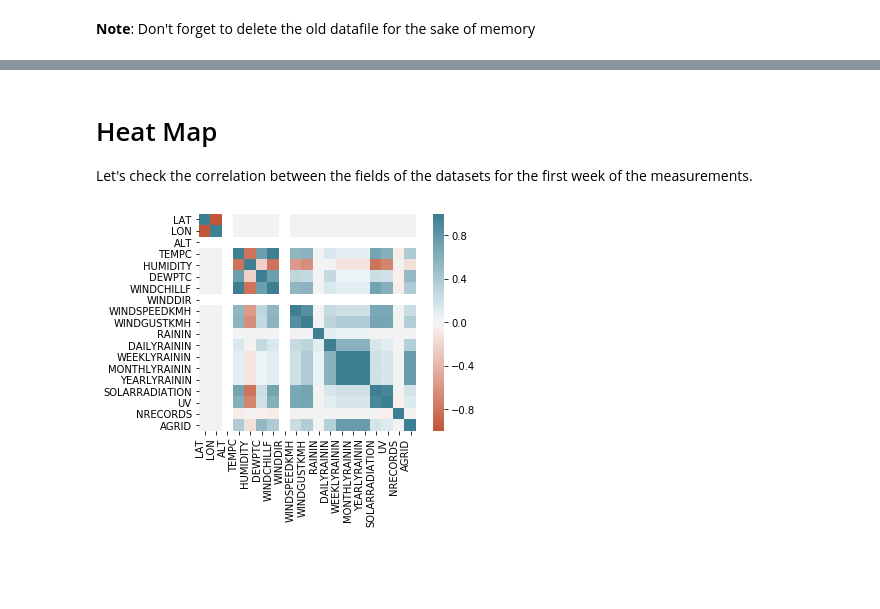
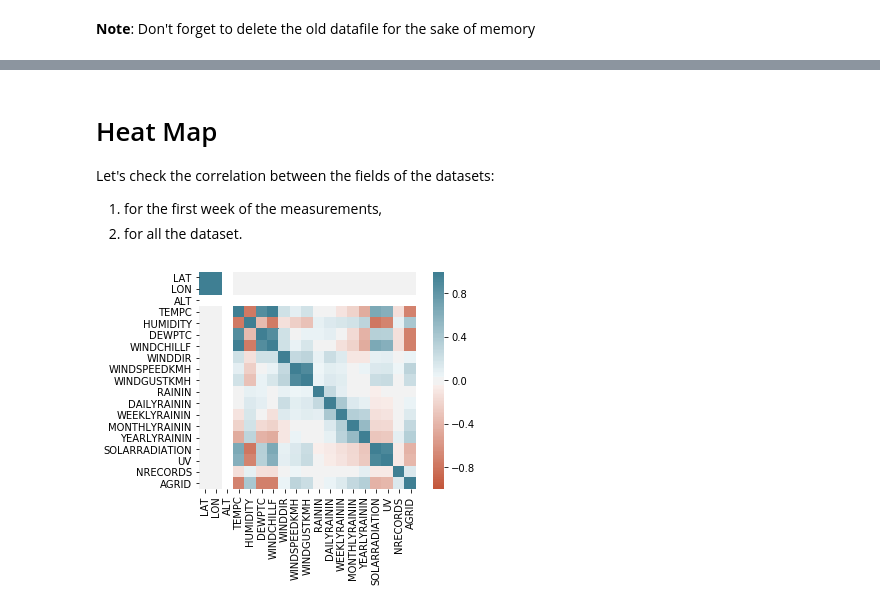
Before and after one commit to eoguzinci/KUL_Datathon_Laqua, a Jupyter notebook: garmon/temp_vs_solar_radiation.ipynb, the cells around one changed output, grey strips where cells are left out. Drawn from its saved outputs; the diff is of its cells as text; code cells hidden in the pictures; blank space fills up the shorter version.

Commit message:
garmon parametrized

```diff
--- a/garmon/temp_vs_solar_radiation.ipynb
+++ b/garmon/temp_vs_solar_radiation.ipynb
@@ -28,12 +62,16 @@ __Note__: Don't forget to delete the old datafile for the sake of memory
 # %%
 # read first n rows and columns
 filename = 'GarmonData.csv'
-# lets read the data for a week
+# lets read the data for a week of GARMON002 sensory data
 dataFreq = 5; minperweek = 60*24*7;
 nrows_ = int(minperweek/dataFreq)
+
+# read all GARMON002 data
+nrows_ = 63102
 print(nrows_)
-dframe1 = pd.read_csv(filename, skiprows=0, nrows = nrows_, usecols = ['TEMPC','SOLARRADIATION'])
+dframe1 = pd.read_csv(filename, skiprows=0, nrows = nrows_, usecols = ['TEMPC','SOLARRADIATION','UV','WINDSPEEDKMH','RAININ'])
 dframe1.head(n=nrows_)
+varlist = list(dframe1.columns)
 
 # read timestamp of the measurement (end of the 5-min interval)
 dframe2 = pd.read_csv(filename, skiprows=0, nrows = nrows_, usecols = ['DATEUTC'])
@@ -76,23 +232,26 @@ frame.set_facecolor('0.90')
 # %% [markdown]
 # Heat Map
 
-Let's check the correlation between the fields of the datasets for the first week of the measurements.
+Let's check the correlation between the fields of the datasets:
+
+1. for the first week of the measurements,
+2. for all the dataset.
 # %%
 # read first n rows and columns
-data_small = pd.read_csv(filename,skiprows=0, nrows = nrows_)
+data_week = pd.read_csv(filename,skiprows=0, nrows = nrows_)
 # create correlation matrix
-corr = data_small.corr()
+corr = data_week.corr()
 # plot correlation matrix
 ax = sns.heatmap(
     corr,
     vmin=-1, vmax=1, center=0,
     cmap=sns.diverging_palette(20, 220, n=200),
     square=True
 )
 ax.set_xticklabels(
     ax.get_xticklabels(),
     rotation=90,
-    horizontalalignment='right'
+    horizontalalignment='center'
 );
 # %% [output]
-[figure, old version]
+[figure, new version]
```
Also changed, not shown: parts of 14 cells of this notebook.
